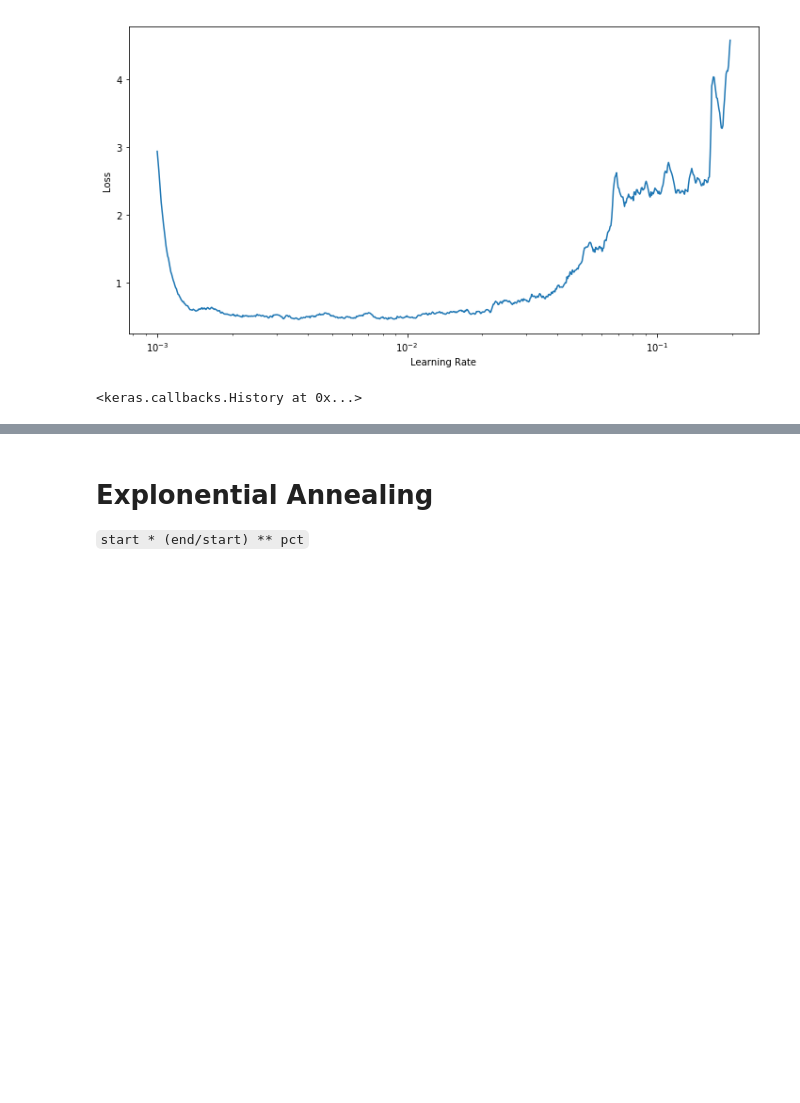
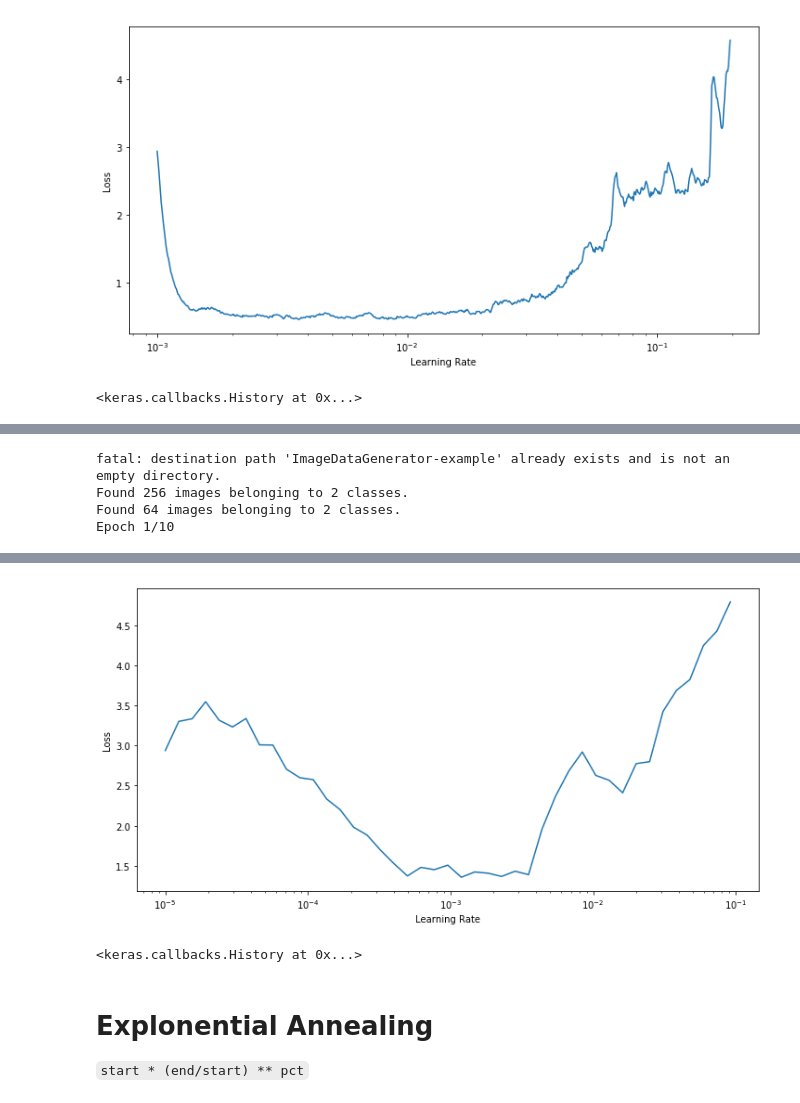
Before and after one commit to WittmannF/LRFinder, a Jupyter notebook: LRFinder_Playground.ipynb, the cells around one changed output, grey strips where cells are left out. Drawn from its saved outputs; the diff is of its cells as text; code cells hidden in the pictures; blank space fills up the shorter version.

```diff
--- a/LRFinder_Playground.ipynb
+++ b/LRFinder_Playground.ipynb
@@ -529,0 +724,55 @@ Epoch 2/2
+# %%
+!git clone https://github.com/WittmannF/ImageDataGenerator-example.git
+
+from keras.applications.vgg16 import VGG16, preprocess_input
+from keras.preprocessing.image import ImageDataGenerator
+
+# 1. Define Data Generators
+DATA_PATH = 'ImageDataGenerator-example/flow_from_directory'
+
+datagen = ImageDataGenerator(preprocessing_function=preprocess_input)
+train_gen = datagen.flow_from_directory(DATA_PATH+'/train',
+                                        target_size=(224, 224),
+                                        class_mode="sparse",
+                                        batch_size=16)
+valid_gen = datagen.flow_from_directory(DATA_PATH+'/valid',
+                                        target_size=(224, 224),
+                                        class_mode="sparse",
+                                        batch_size=16)
+
+
+from keras.models import Sequential
+from keras.layers import Flatten, Dense
+from keras.optimizers import Adam
+from keras.callbacks import ModelCheckpoint
+
+# 2. Initialize base model
+base_model = VGG16(include_top=False, input_shape=(224,224,3))
+
+# 3. Freeze layers from the base model
+for layer in base_model.layers:
+    layer.trainable=False
+
+# 4. Add Fully connected layer
+model = Sequential([base_model,
+                    Flatten(),
+                    Dense(1024, activation='relu'),
+                    Dense(2, activation='softmax')])
+
+model.compile(optimizer='adam',
+              loss='sparse_categorical_crossentropy',
+              metrics=['accuracy'])
+
+lr_finder = LRFinder(min_lr=1e-5, max_lr=1, mom=0.9, batches_lr_update=3)
+
+model.fit_generator(train_gen,
+                    train_gen.n//train_gen.batch_size,
+                    validation_data=valid_gen,
+                    validation_steps=valid_gen.n//valid_gen.batch_size,
+                    callbacks=[lr_finder],
+                    epochs=10)
+# %% [output]
+fatal: destination path 'ImageDataGenerator-example' already exists and is not an empty directory.
+Found 256 images belonging to 2 classes.
+Found 64 images belonging to 2 classes.
+Epoch 1/10
@@ -530,3 +795,5 @@ Epoch 2/2
+[figure, added]
+<keras.callbacks.History at 0x...>
 # %% [markdown]
 # Explonential Annealing
 `start * (end/start) ** pct`
```
Also changed, not shown: parts of 7 cells of this notebook.
